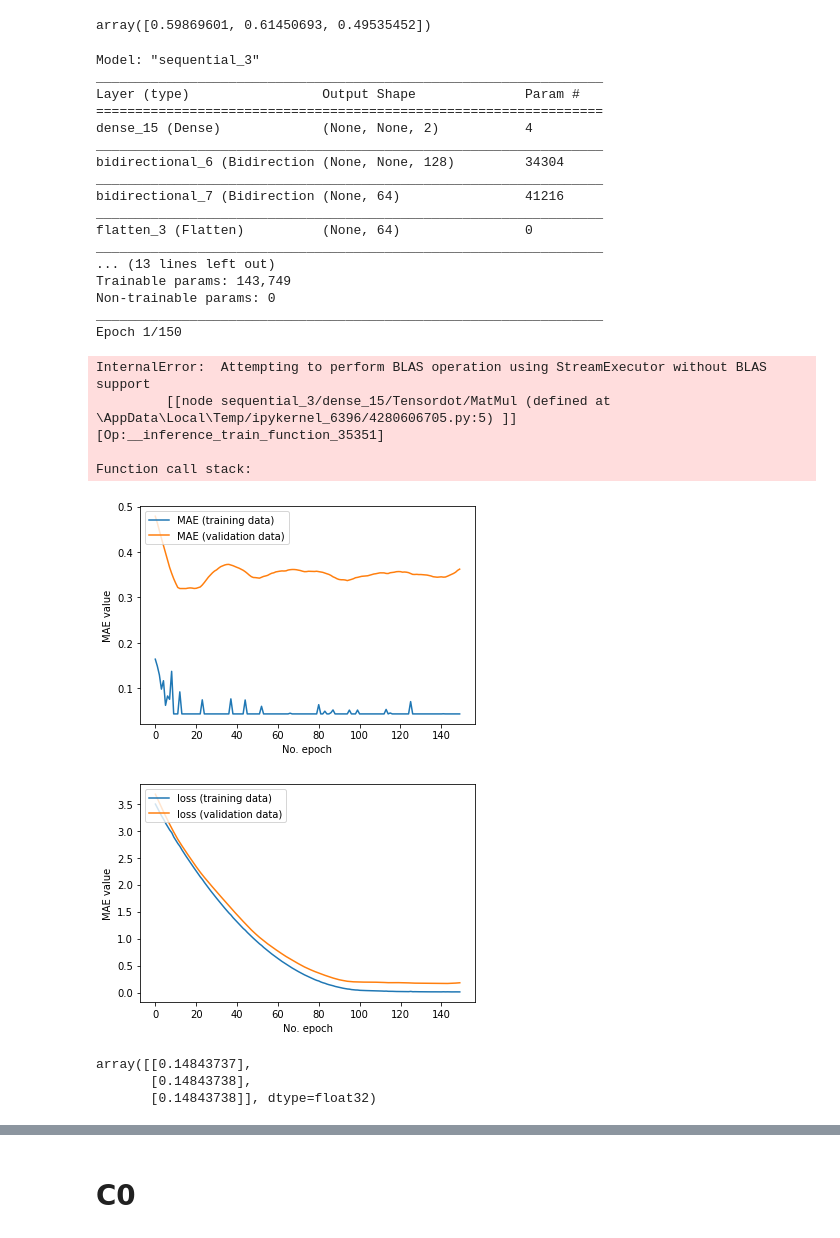
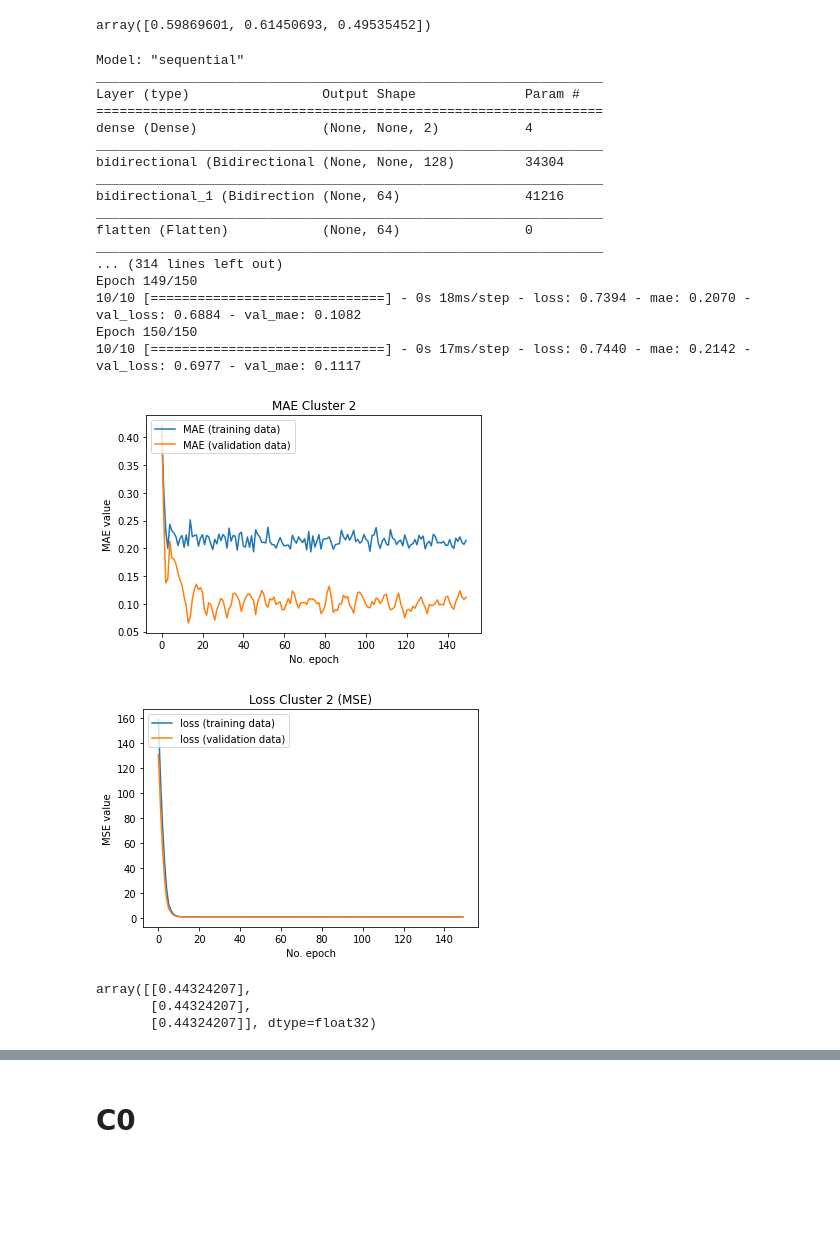
Before and after one commit to IritaSee/product_performance_blstm, a Jupyter notebook: per_cluster.ipynb, the cells around one changed output, grey strips where cells are left out. Cells and saved outputs as stored; diff of their text form; code cells hidden in the pictures; blank space fills up the shorter version.

Commit message:
add per cluster result

```diff
--- a/per_cluster.ipynb
+++ b/per_cluster.ipynb
@@ -130,15 +130,15 @@ model = tf.keras.Sequential([
         tf.keras.layers.Dense(2, input_shape=[None, 1]),
         tf.keras.layers.Bidirectional(tf.keras.layers.LSTM(64,return_sequences=True)),
         tf.keras.layers.Bidirectional(tf.keras.layers.LSTM(32)),
-        # tf.keras.layers.Bidirectional(tf.keras.layers.LSTM(4)),
+
         tf.keras.layers.Flatten(),
-        #tf.keras.layers.GlobalAveragePooling1D(),
-        tf.keras.layers.Dense(512, activation='relu', kernel_regularizer=tf.keras.regularizers.l1(l1=0.001)),
-        tf.keras.layers.Dropout(0.2),
-        tf.keras.layers.Dense(64, activation='relu', kernel_regularizer=tf.keras.regularizers.l1_l2(l1=0.001, l2=0.001)),
+        tf.keras.layers.Dense(1024, activation='relu'),
+        tf.keras.layers.Dropout(0.5),
+        tf.keras.layers.Dense(512, activation='relu',kernel_regularizer=tf.keras.regularizers.l1(l1=0.01)),
+        tf.keras.layers.Dense(64, activation='relu',kernel_regularizer=tf.keras.regularizers.l1_l2(l1=0.01, l2=0.01)),
         tf.keras.layers.Dense(32, activation='relu'),
         tf.keras.layers.Dropout(0.3),
-        tf.keras.layers.Dense(1)
+        tf.keras.layers.Dense(1, activation='relu')
     ])
 
     #the blstm part
@@ -147,55 +147,53 @@ model = tf.keras.Sequential([
 #model.compile(optimizer=tf.keras.optimizers.SGD(learning_rate=0.001, momentum=0.9),metrics=['mae'],loss='mse')
 model.compile(optimizer=tf.keras.optimizers.Adam(),metrics=['mae'],loss='mse')
 model.summary()
-hist=model.fit(valid_set,epochs=150,validation_data=train_set, batch_size=2)
+hist=model.fit(train_set,epochs=150,validation_data=valid_set, batch_size=1)
 # %% [output]
-Model: "sequential_3"
+Model: "sequential"
 _________________________________________________________________
 Layer (type)                 Output Shape              Param #
 =================================================================
-dense_15 (Dense)             (None, None, 2)           4
+dense (Dense)                (None, None, 2)           4
 _________________________________________________________________
-bidirectional_6 (Bidirection (None, None, 128)         34304
+bidirectional (Bidirectional (None, None, 128)         34304
 _________________________________________________________________
-bidirectional_7 (Bidirection (None, 64)                41216
+bidirectional_1 (Bidirection (None, 64)                41216
 _________________________________________________________________
-flatten_3 (Flatten)          (None, 64)                0
+flatten (Flatten)            (None, 64)                0
 _________________________________________________________________
-... (13 lines left out)
-Trainable params: 143,749
-Non-trainable params: 0
-_________________________________________________________________
-Epoch 1/150
+... (314 lines left out)
+Epoch 149/150
+10/10 [==============================] - 0s 18ms/step - loss: 0.7394 - mae: 0.2070 - val_loss: 0.6884 - val_mae: 0.1082
+Epoch 150/150
+10/10 [==============================] - 0s 17ms/step - loss: 0.7440 - mae: 0.2142 - val_loss: 0.6977 - val_mae: 0.1117
-InternalError:  Attempting to perform BLAS operation using StreamExecutor without BLAS support
-         [[node sequential_3/dense_15/Tensordot/MatMul (defined at \AppData\Local\Temp/ipykernel_6396/4280606705.py:5) ]] [Op:__inference_train_function_35351]
-
-Function call stack:
 # %%
 import matplotlib.pyplot as plt
 
 plt.plot(hist.history['mae'], label='MAE (training data)')
 plt.plot(hist.history['val_mae'], label='MAE (validation data)')
 
+plt.title('MAE Cluster 2')
 plt.ylabel('MAE value')
 plt.xlabel('No. epoch')
 plt.legend(loc="upper left")
 plt.show()
 # %% [output]
-[figure, old version]
+[figure, new version]
 # %%
 plt.plot(hist.history['loss'], label='loss (training data)')
 plt.plot(hist.history['val_loss'], label='loss (validation data)')
 
-plt.ylabel('MAE value')
+plt.title("Loss Cluster 2 (MSE)")
+plt.ylabel('MSE value')
 plt.xlabel('No. epoch')
 plt.legend(loc="upper left")
 plt.show()
 # %% [output]
-[figure, old version]
+[figure, new version]
 # %%
 prediksi=model.predict([21, 22, 23])
 prediksi
 # %% [output]
-array([[0.14843737],
-       [0.14843738],
-       [0.14843738]], dtype=float32)
+array([[0.44324207],
+       [0.44324207],
+       [0.44324207]], dtype=float32)
```
Also changed, not shown: parts of 53 cells of this notebook, 23 other files.
